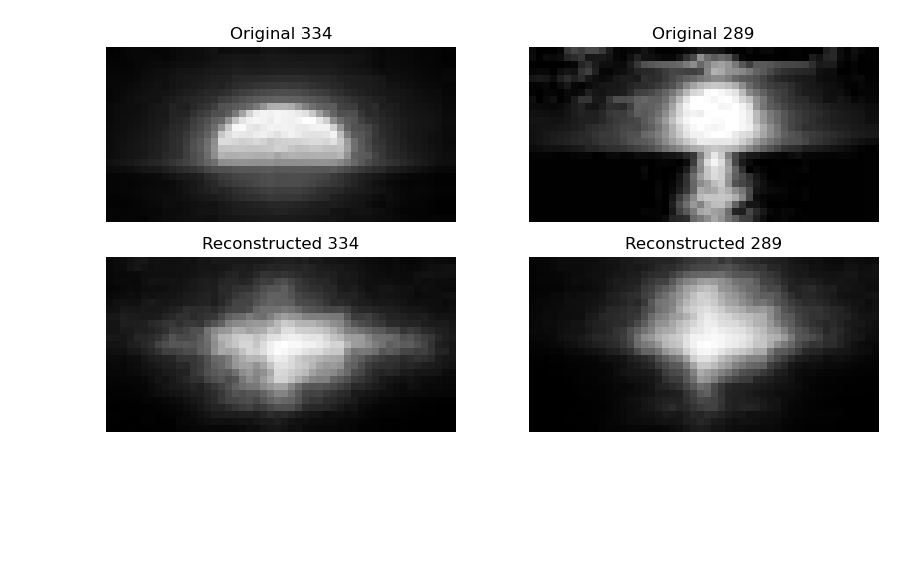
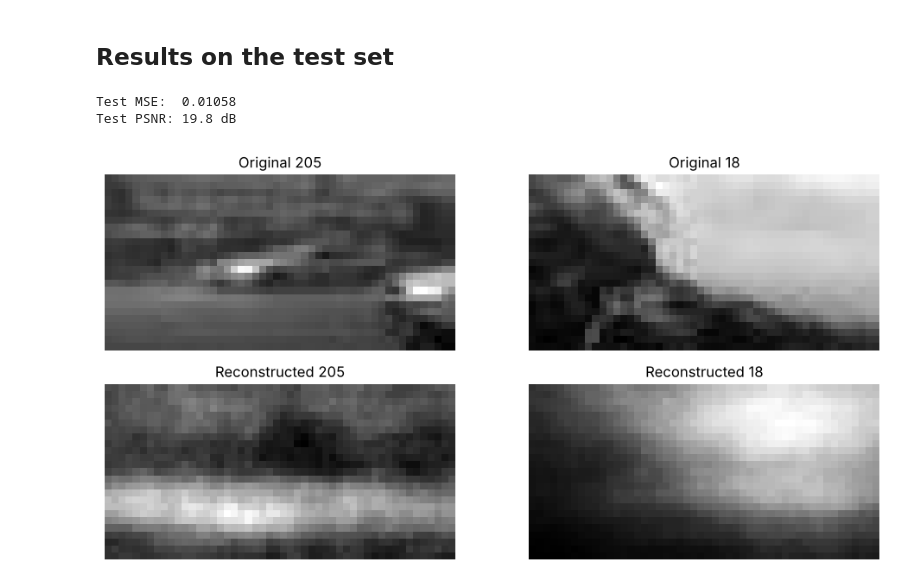
Before and after one commit to CostisStavrou/autoencoder-image-compression, a Jupyter notebook: autoencoder.ipynb, the cells around one changed output. Saved outputs shown, nothing was run; the diff lists cells and outputs as text; code cells hidden in the pictures; blank space fills up the shorter version.

```diff
--- a/autoencoder.ipynb
+++ b/autoencoder.ipynb
@@ -79,20 +91,4 @@ def train_autoencoder(model, train_x, num_epochs=50, batch_size=50):
 
 
 train_autoencoder(autoencoder, train_x)
-def evaluate_autoencoder(model, test_x, num_images=5):
-    model.eval()
-    with torch.no_grad():
-        reconstructions = model(test_x[:num_images])
-
-    fig, axes = plt.subplots(2, num_images, figsize=(10, 5))
-    for i in range(num_images):
-        axes[0, i].imshow(test_x[i].reshape(25, 50), cmap="gray")
-        axes[0, i].set_title("Original")
-        axes[0, i].axis("off")
-
-        axes[1, i].imshow(reconstructions[i].reshape(25, 50), cmap="gray")
-        axes[1, i].set_title("Reconstructed")
-        axes[1, i].axis("off")
-
-    plt.show()
 # %% [output]
@@ -116,27 +112,42 @@ Epoch [50/50], Loss: 0.010350
+# %% [markdown]
+## Results on the test set
+# %%
+autoencoder.eval()
+with torch.no_grad():
+    test_reconstructions = autoencoder(test_x)
+test_mse = criterion(test_reconstructions, test_x).item()
+
+print(f"Test MSE:  {test_mse:.5f}")
+print(f"Test PSNR: {10 * np.log10(1 / test_mse):.1f} dB")
+# %% [output]
+Test MSE:  0.01058
+Test PSNR: 19.8 dB
 # %%
 def evaluate_autoencoder(model, test_x, num_images=2):
     model.eval()
     with torch.no_grad():
 
         random_indices = torch.randint(0, test_x.shape[0], (num_images,))
         selected_images = test_x[random_indices]
 
 
         reconstructions = model(selected_images)
 
     fig, axes = plt.subplots(2, num_images, figsize=(10, 5))
     for i in range(num_images):
         axes[0, i].imshow(selected_images[i].reshape(25, 50), cmap="gray")
         axes[0, i].axis("off")
         axes[0, i].set_title(f"Original {random_indices[i].item()}")
 
         axes[1, i].imshow(reconstructions[i].reshape(25, 50), cmap="gray")
         axes[1, i].axis("off")
         axes[1, i].set_title(f"Reconstructed {random_indices[i].item()}")
 
+    plt.tight_layout()
+    plt.savefig("reconstructed_images.png", dpi=150)
     plt.show()
 
 
 evaluate_autoencoder(autoencoder, test_x)
 # %% [output]
-[figure, old version]
+[figure, new version]
```
Also changed, not shown: parts of 9 cells of this notebook, 4 other files.
